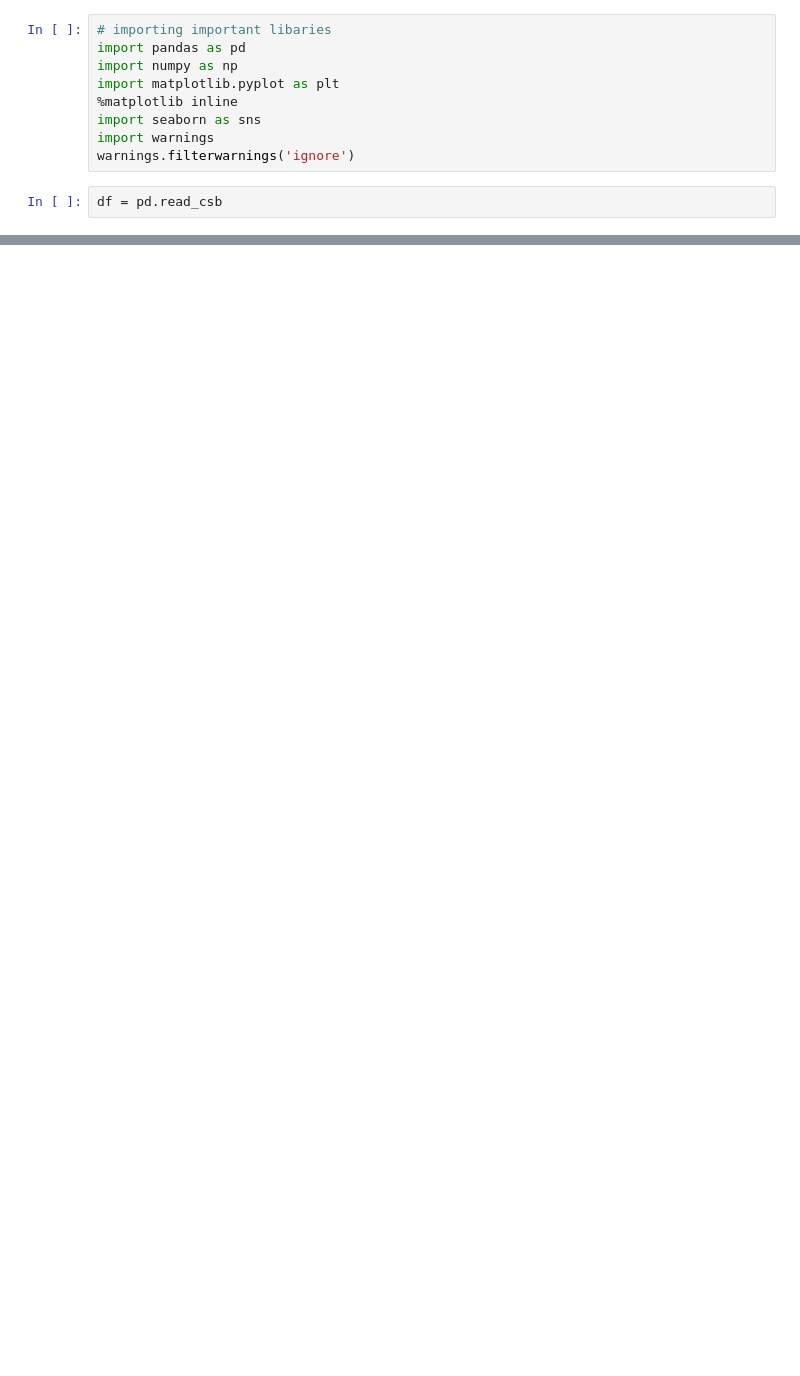
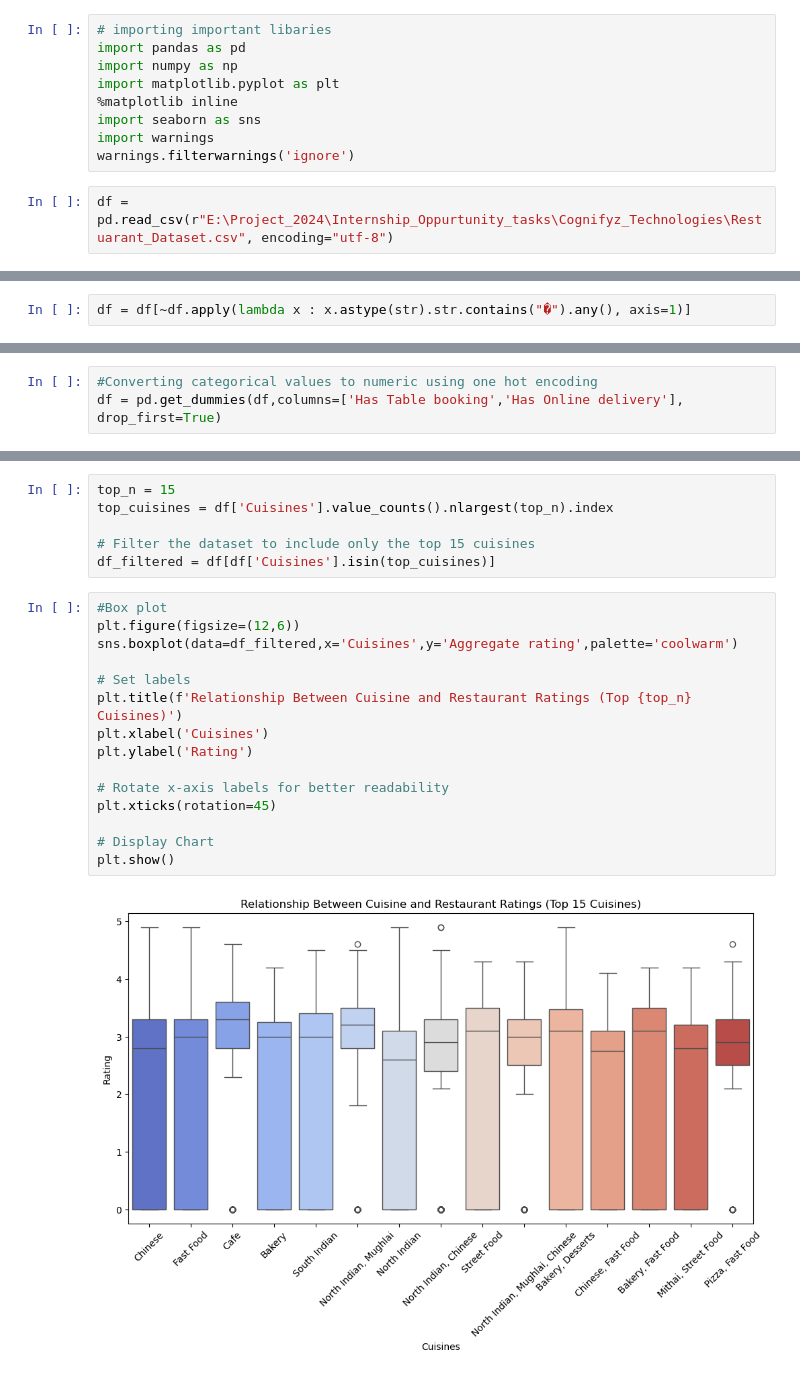
Before and after one commit to 07poojapal/Cognifyz_Technologies_DS_Project, a Jupyter notebook: Cognifyz_Level03.ipynb, the cells around one changed output, grey strips where cells are left out. Saved outputs shown, nothing was run; the diff lists cells and outputs as text; blank space fills up the shorter version.

```diff
--- a/Cognifyz_Level03.ipynb
+++ b/Cognifyz_Level03.ipynb
@@ -10,4 +11,4 @@ import seaborn as sns
 import warnings
 warnings.filterwarnings('ignore')
 # %%
-df = pd.read_csb
+df = pd.read_csv(r"E:\Project_2024\Internship_Oppurtunity_tasks\Cognifyz_Technologies\Restuarant_Dataset.csv", encoding="utf-8")
@@ -13,0 +64,2 @@ df = pd.read_csb
+# %%
+df = df[~df.apply(lambda x : x.astype(str).str.contains("�").any(), axis=1)]
@@ -13,0 +111,3 @@ df = pd.read_csb
+# %%
+#Converting categorical values to numeric using one hot encoding
+df = pd.get_dummies(df,columns=['Has Table booking','Has Online delivery'], drop_first=True)
@@ -13,0 +213,23 @@ df = pd.read_csb
+# %%
+top_n = 15
+top_cuisines = df['Cuisines'].value_counts().nlargest(top_n).index
+
+# Filter the dataset to include only the top 15 cuisines
+df_filtered = df[df['Cuisines'].isin(top_cuisines)]
+# %%
+#Box plot
+plt.figure(figsize=(12,6))
+sns.boxplot(data=df_filtered,x='Cuisines',y='Aggregate rating',palette='coolwarm')
+
+# Set labels
+plt.title(f'Relationship Between Cuisine and Restaurant Ratings (Top {top_n} Cuisines)')
+plt.xlabel('Cuisines')
+plt.ylabel('Rating')
+
+# Rotate x-axis labels for better readability
+plt.xticks(rotation=45)
+
+# Display Chart
+plt.show()
+# %% [output]
+[figure, added]
```
Also changed, not shown: parts of 47 cells of this notebook.
